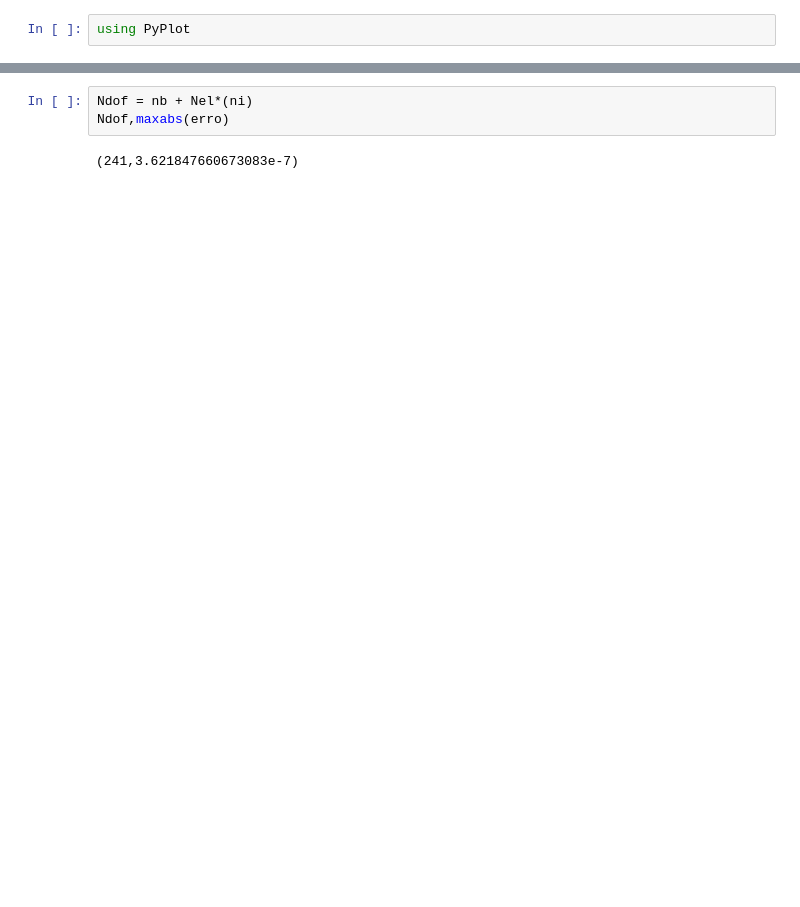
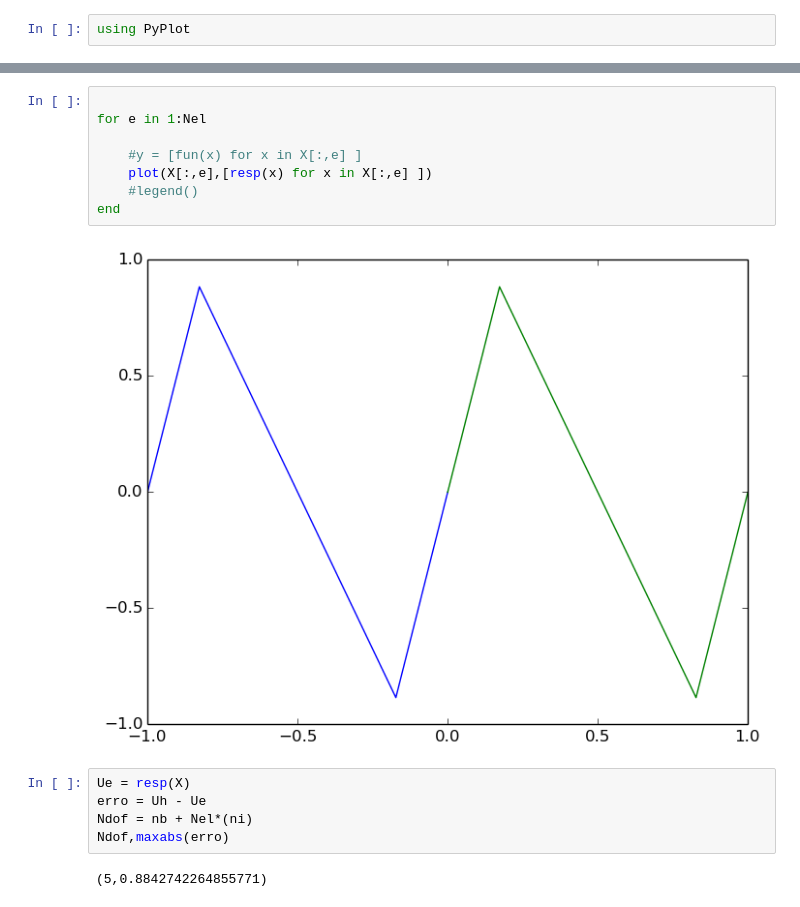
Before and after one commit to augustot2/monografia, a Jupyter notebook: src/codes/finite elements part 3.ipynb, the cells around one changed output, grey strips where cells are left out. Drawn from its saved outputs; the diff is of its cells as text; blank space fills up the shorter version.

```diff
--- a/src/codes/finite elements part 3.ipynb
+++ b/src/codes/finite elements part 3.ipynb
@@ -329,5 +292,17 @@ end
+# %%
+
+for e in 1:Nel
+
+    #y = [fun(x) for x in X[:,e] ]
+    plot(X[:,e],[resp(x) for x in X[:,e] ])
+    #legend()
+end
+# %% [output]
+[figure, added]
 # %%
+Ue = resp(X)
+erro = Uh - Ue
 Ndof = nb + Nel*(ni)
 Ndof,maxabs(erro)
 # %% [output]
-(241,3.621847660673083e-7)
+(5,0.8842742264855771)
```
Also changed, not shown: parts of 13 cells of this notebook, 13 other files.
